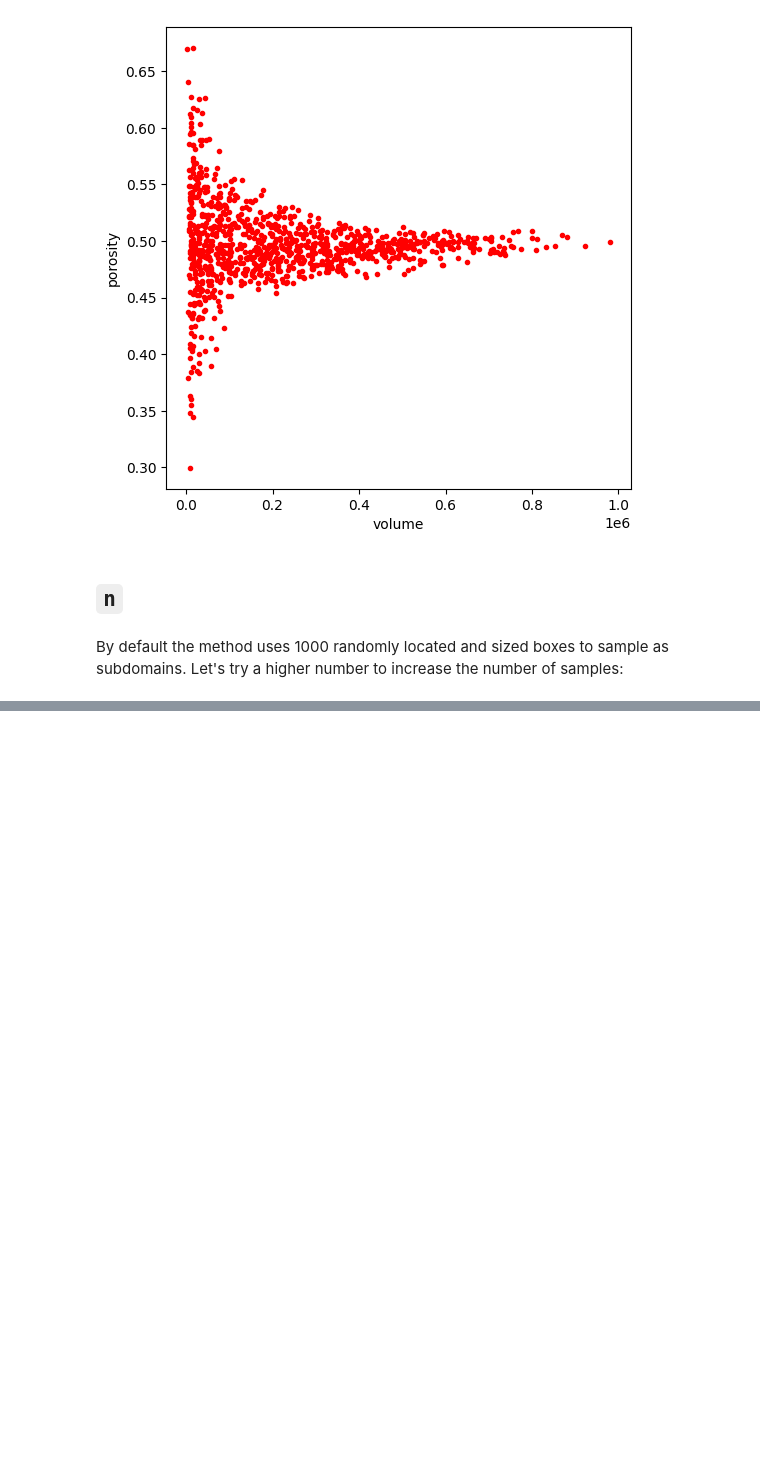
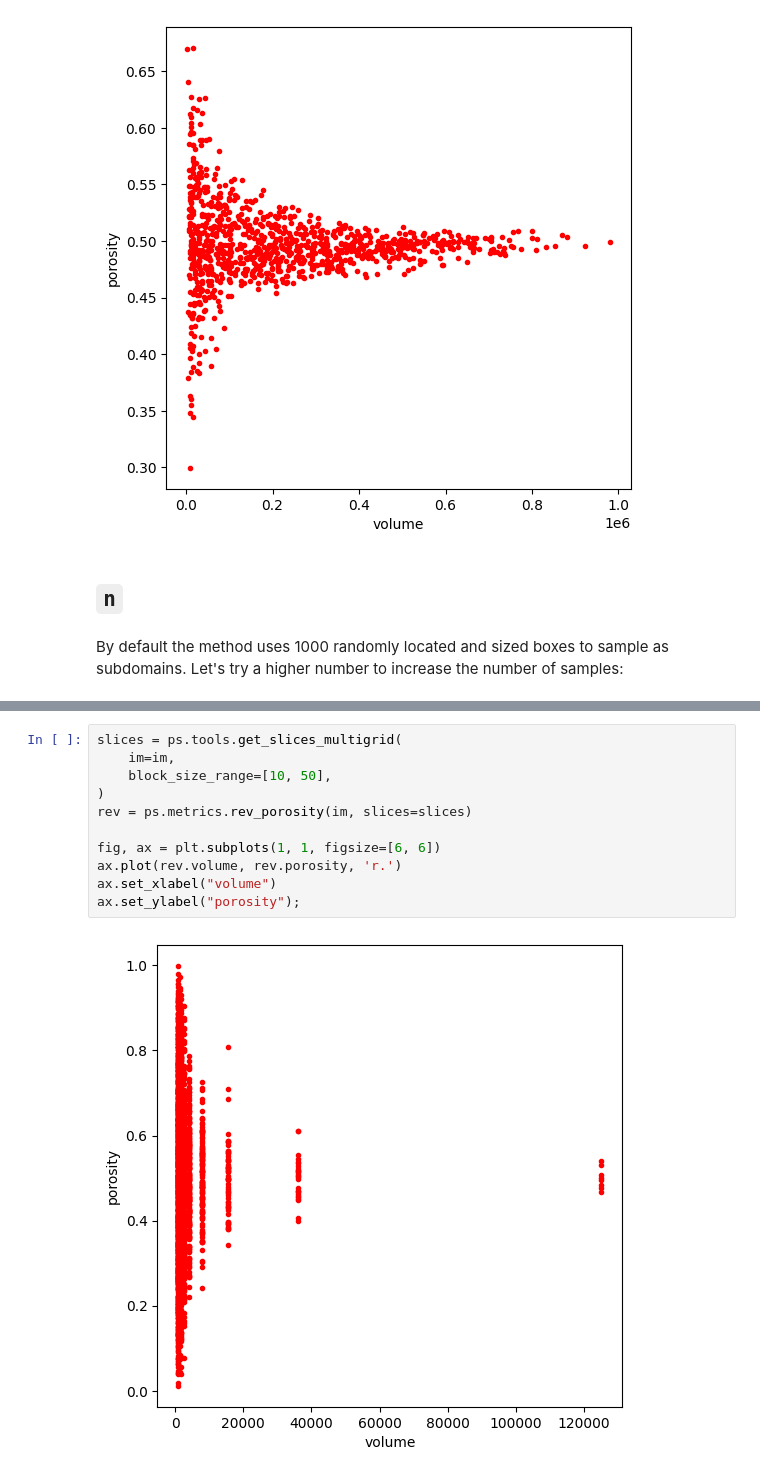
Before and after one commit to HydeAWhile/PoreSpy, a Jupyter notebook: examples/metrics/reference/rev_porosity.ipynb, the cells around one changed output, grey strips where cells are left out. Saved outputs shown, nothing was run; the diff lists cells and outputs as text; blank space fills up the shorter version.

```diff
--- a/examples/metrics/reference/rev_porosity.ipynb
+++ b/examples/metrics/reference/rev_porosity.ipynb
@@ -46,0 +48,13 @@ ax.set_ylabel("porosity");
+# %%
+slices = ps.tools.get_slices_multigrid(
+    im=im,
+    block_size_range=[10, 50],
+)
+rev = ps.metrics.rev_porosity(im, slices=slices)
+
+fig, ax = plt.subplots(1, 1, figsize=[6, 6])
+ax.plot(rev.volume, rev.porosity, 'r.')
+ax.set_xlabel("volume")
+ax.set_ylabel("porosity");
+# %% [output]
+[figure, added]
```
Also changed, not shown: parts of 5 cells of this notebook, 1 other file.
